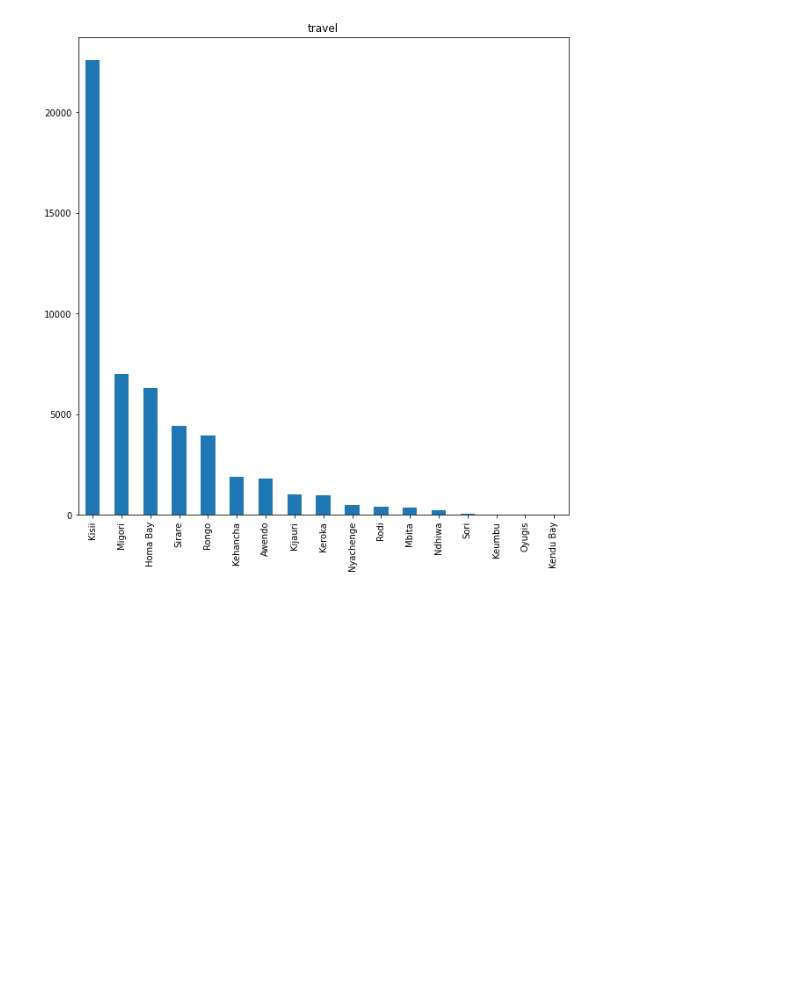
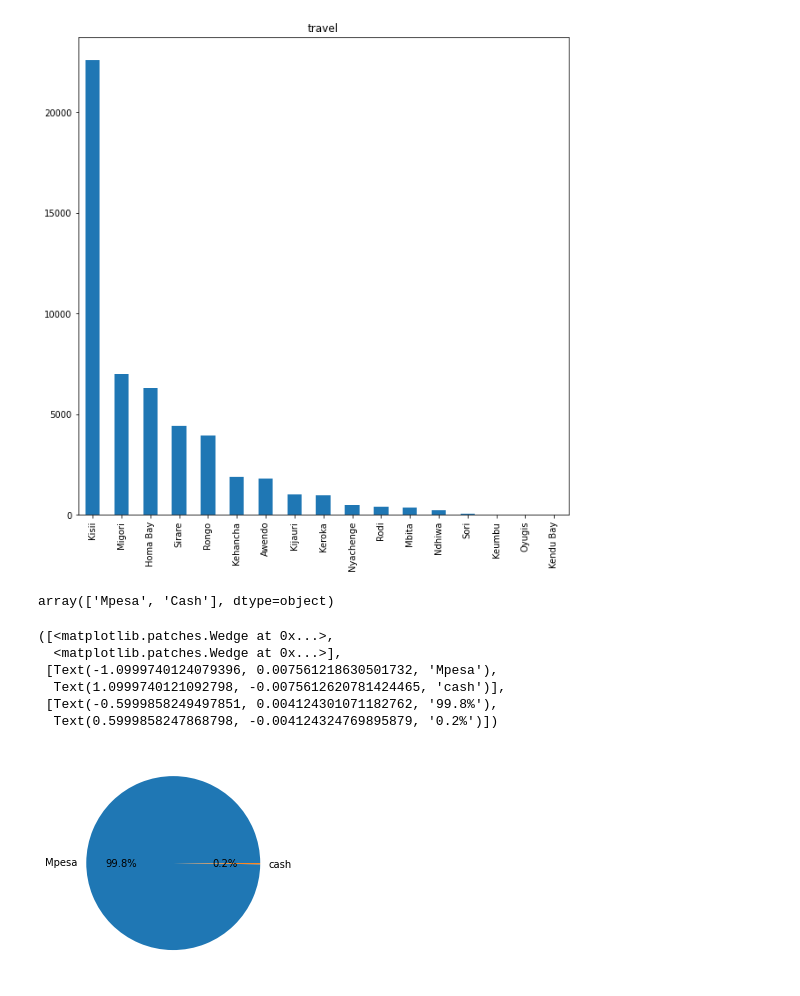
Before and after one commit to spandit98/Transport_Demand_Prediction, a Jupyter notebook: Transport_Demand_Prediction_Soumyadeep.ipynb, the cells around one changed output. Drawn from its saved outputs; the diff is of its cells as text; code cells hidden in the pictures; blank space fills up the shorter version.

```diff
--- a/Transport_Demand_Prediction_Soumyadeep.ipynb
+++ b/Transport_Demand_Prediction_Soumyadeep.ipynb
@@ -191,3 +193,20 @@ plt.title('travel')
 # %% [output]
 Text(0.5, 1.0, 'travel')
 [figure]
+# %%
+#Finding most prefered payment method
+df.payment_method.unique()
+# %% [output]
+array(['Mpesa', 'Cash'], dtype=object)
+# %%
+payment_type=df.payment_method.value_counts()
+# %%
+plt.pie(payment_type,labels=['Mpesa','cash'],autopct='%1.1f%%')
+# %% [output]
+([<matplotlib.patches.Wedge at 0x...>,
+  <matplotlib.patches.Wedge at 0x...>],
+ [Text(-1.0999740124079396, 0.007561218630501732, 'Mpesa'),
+  Text(1.0999740121092798, -0.0075612620781424465, 'cash')],
+ [Text(-0.5999858249497851, 0.004124301071182762, '99.8%'),
+  Text(0.5999858247868798, -0.004124324769895879, '0.2%')])
+[figure, added]
```
Also changed, not shown: parts of 13 cells of this notebook.
